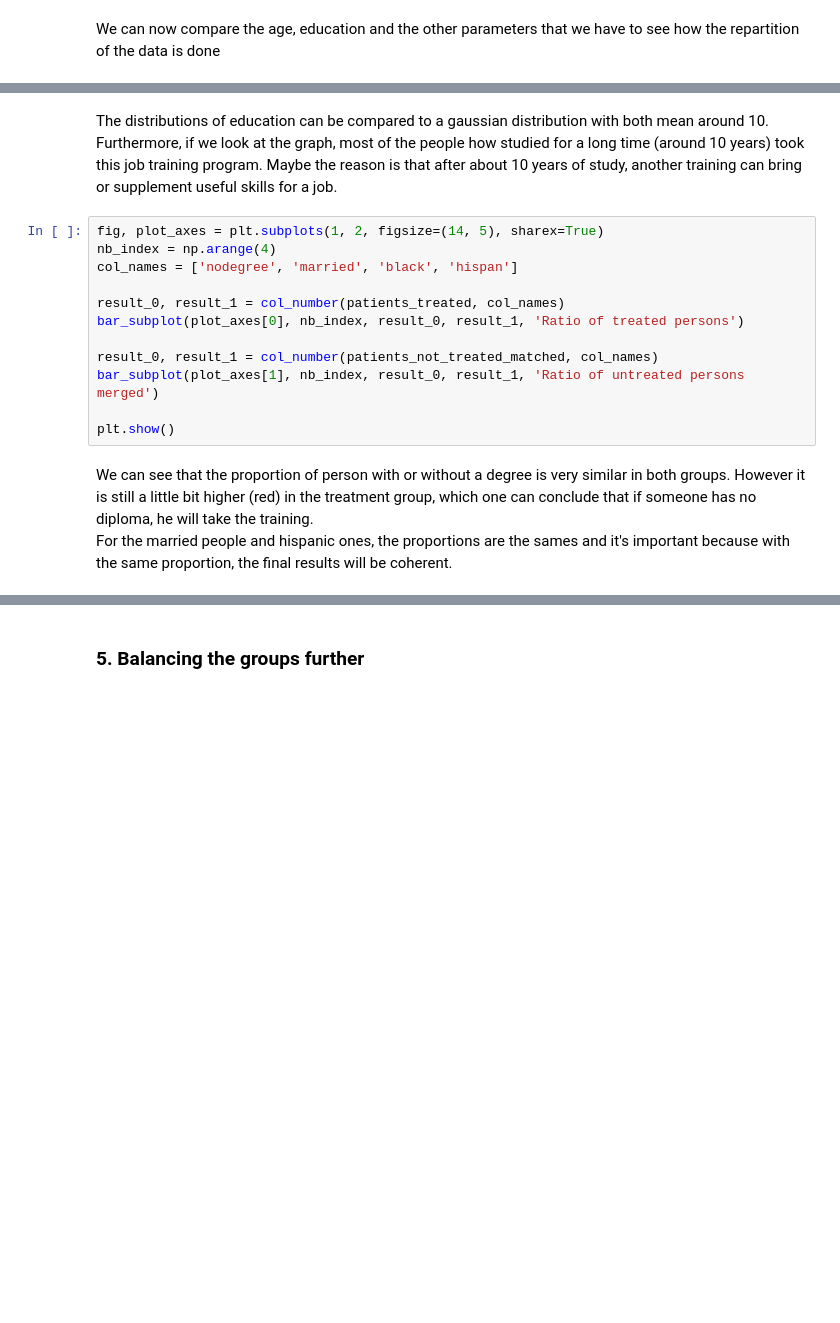
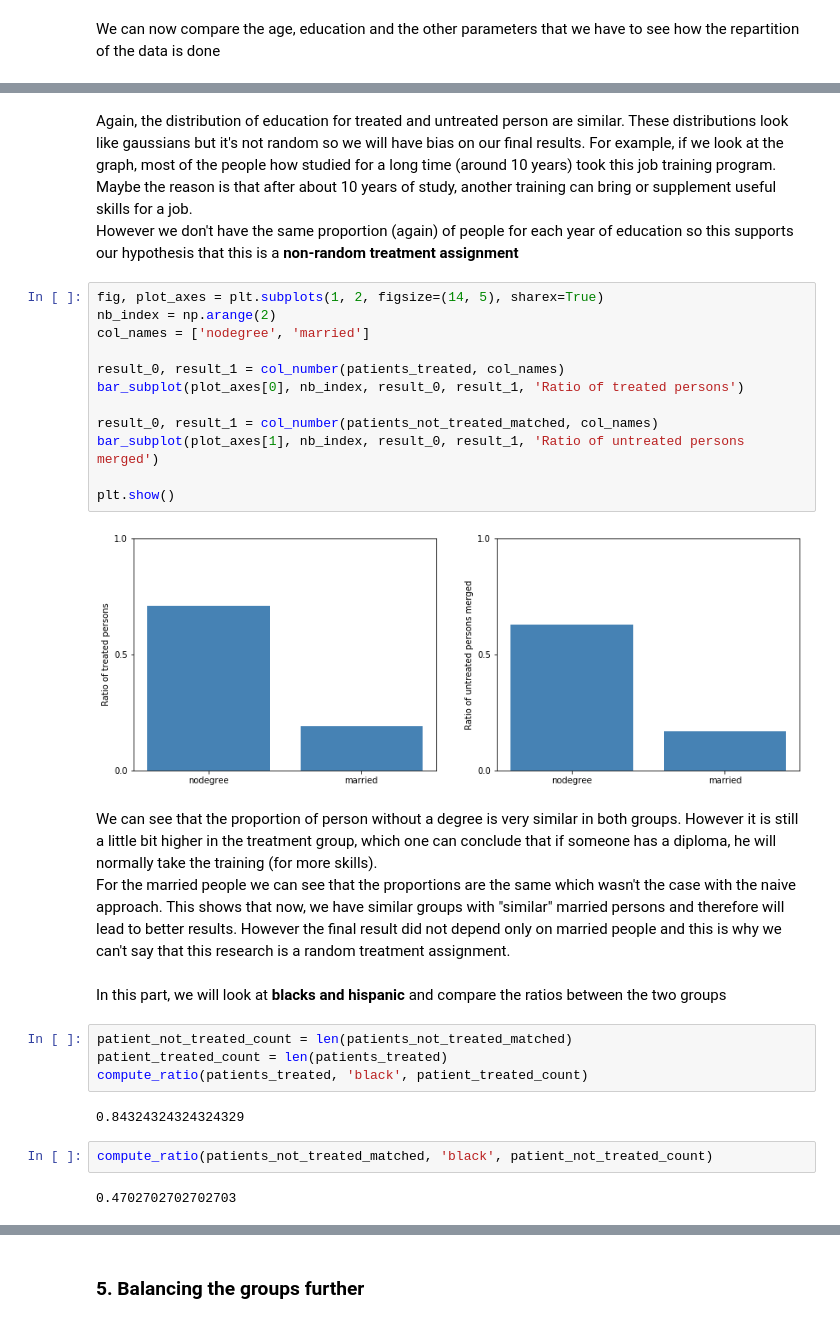
Before and after one commit to IsaacLeimgruber/ADA_labs_repo, a Jupyter notebook: 04 - Applied ML/HW04_Kevin.ipynb, the cells around one changed output, grey strips where cells are left out. Cells and saved outputs as stored; diff of their text form; blank space fills up the shorter version.

```diff
--- a/04 - Applied ML/HW04_Kevin.ipynb
+++ b/04 - Applied ML/HW04_Kevin.ipynb
@@ -455,17 +488,32 @@ patients_not_treated_matched['educ'].describe()
 # %% [markdown]
-The distributions of education can be compared to a gaussian distribution with both mean around 10. Furthermore, if we look at the graph, most of the people how studied for a long time (around 10 years) took this job training program. Maybe the reason is that after about 10 years of study, another training can bring or supplement useful skills for a job.
+Again, the distribution of education for treated and untreated person are similar. These distributions look like gaussians but it's not random so we will have bias on our final results. For example, if we look at the graph, most of the people how studied for a long time (around 10 years) took this job training program. Maybe the reason is that after about 10 years of study, another training can bring or supplement useful skills for a job. <br>
+However we don't have the same proportion (again) of people for each year of education so this supports our hypothesis that this is a <b>non-random treatment assignment</b>
 # %%
 fig, plot_axes = plt.subplots(1, 2, figsize=(14, 5), sharex=True)
-nb_index = np.arange(4)
-col_names = ['nodegree', 'married', 'black', 'hispan']
+nb_index = np.arange(2)
+col_names = ['nodegree', 'married']
 
 result_0, result_1 = col_number(patients_treated, col_names)
 bar_subplot(plot_axes[0], nb_index, result_0, result_1, 'Ratio of treated persons')
 
 result_0, result_1 = col_number(patients_not_treated_matched, col_names)
 bar_subplot(plot_axes[1], nb_index, result_0, result_1, 'Ratio of untreated persons merged')
 
 plt.show()
+# %% [output]
+[figure, added]
 # %% [markdown]
-We can see that the proportion of person with or without a degree is very similar in both groups. However it is still a little bit higher (red) in the treatment group, which one can conclude that if someone has no diploma, he will take the training. <br>
-For the married people and hispanic ones, the proportions are the sames and it's important because with the same proportion, the final results will be coherent.<br>
+We can see that the proportion of person without a degree is very similar in both groups. However it is still a little bit higher in the treatment group, which one can conclude that if someone has a diploma, he will normally take the training (for more skills). <br>
+For the married people we can see that the proportions are the same which wasn't the case with the naive approach. This shows that now, we have similar groups with "similar" married persons and therefore will lead to better results. However the final result did not depend only on married people and this is why we can't say that this research is a random treatment assignment.
+# %% [markdown]
+In this part, we will look at <b>blacks and hispanic</b> and compare the ratios between the two groups
+# %%
+patient_not_treated_count = len(patients_not_treated_matched)
+patient_treated_count = len(patients_treated)
+compute_ratio(patients_treated, 'black', patient_treated_count)
+# %% [output]
+0.84324324324324329
+# %%
+compute_ratio(patients_not_treated_matched, 'black', patient_not_treated_count)
+# %% [output]
+0.4702702702702703
```
Also changed, not shown: parts of 20 cells of this notebook.
